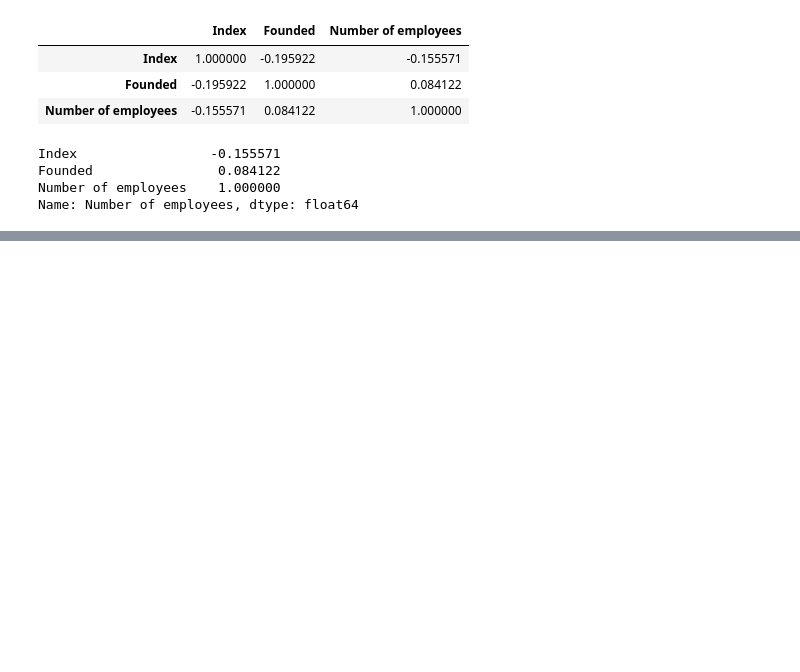
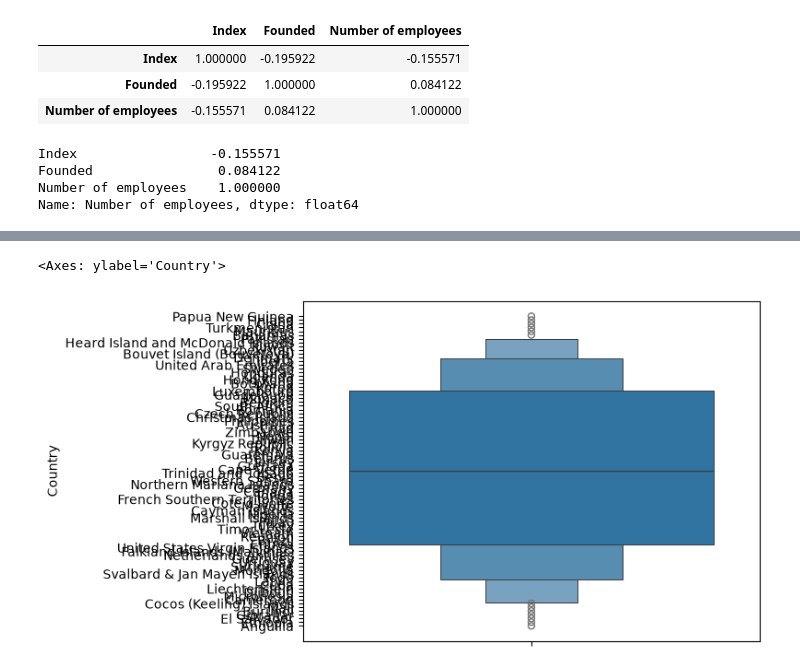
Before and after one commit to naimNB/100-days-of-machine-learning, a Jupyter notebook: math.ipynb, the cells around one changed output, grey strips where cells are left out. Saved outputs shown, nothing was run; the diff lists cells and outputs as text; code cells hidden in the pictures; blank space fills up the shorter version.

```diff
--- a/math.ipynb
+++ b/math.ipynb
@@ -83,0 +116,5 @@ Name: Number of employees, dtype: float64
+# %%
+sns.boxenplot(df['Country'])
+# %% [output]
+<Axes: ylabel='Country'>
+[figure, added]
```
Also changed, not shown: parts of 11 cells of this notebook, 1 other file.
